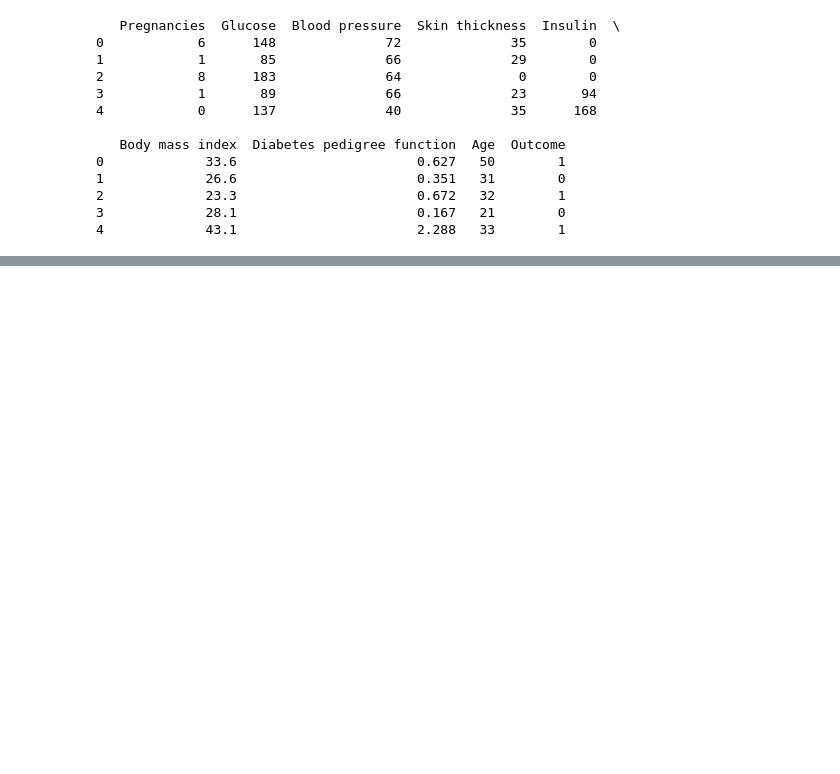
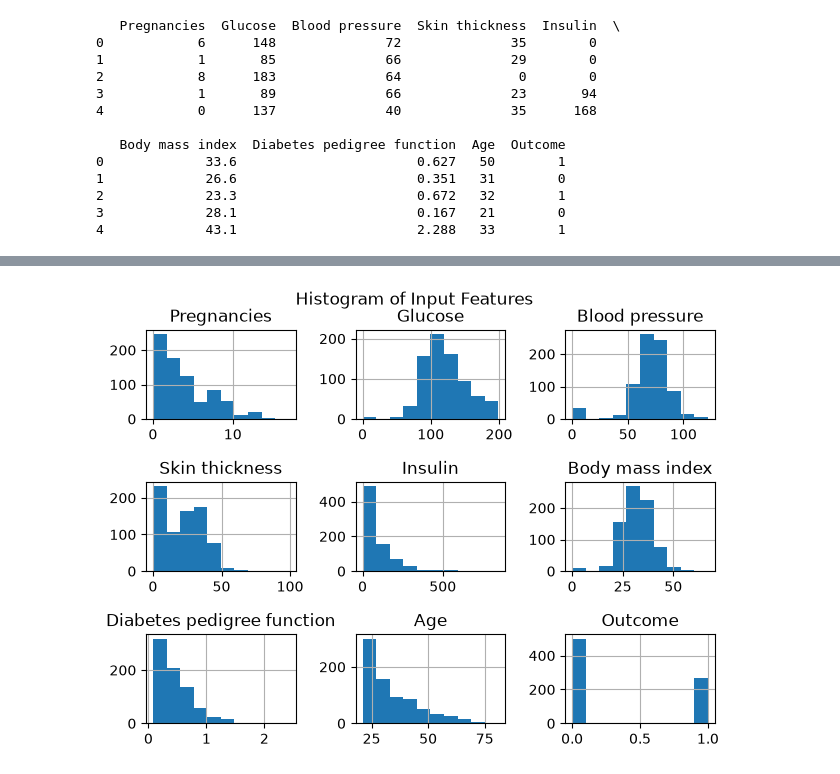
Before and after one commit to txngsten/AI_Labs, a Jupyter notebook: Lab02_wutt0019/Source/lab2.ipynb, the cells around one changed output, grey strips where cells are left out. Drawn from its saved outputs; the diff is of its cells as text; code cells hidden in the pictures; blank space fills up the shorter version.

```diff
--- a/Lab02_wutt0019/Source/lab2.ipynb
+++ b/Lab02_wutt0019/Source/lab2.ipynb
@@ -28,0 +70,9 @@ print(pid_data.head())
+# %%
+# Plotting the data
+pid_data.hist()
+plt.suptitle('Histogram of Input Features')
+plt.tight_layout()
+plt.subplots_adjust(top=0.90)  # room for suptitle
+plt.show()
+# %% [output]
+[figure, added]
```
Also changed, not shown: parts of 10 cells of this notebook.
